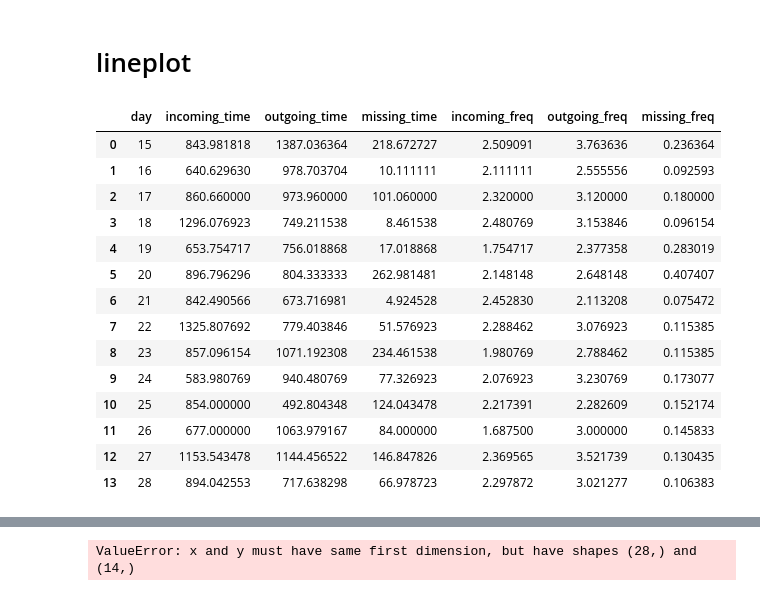
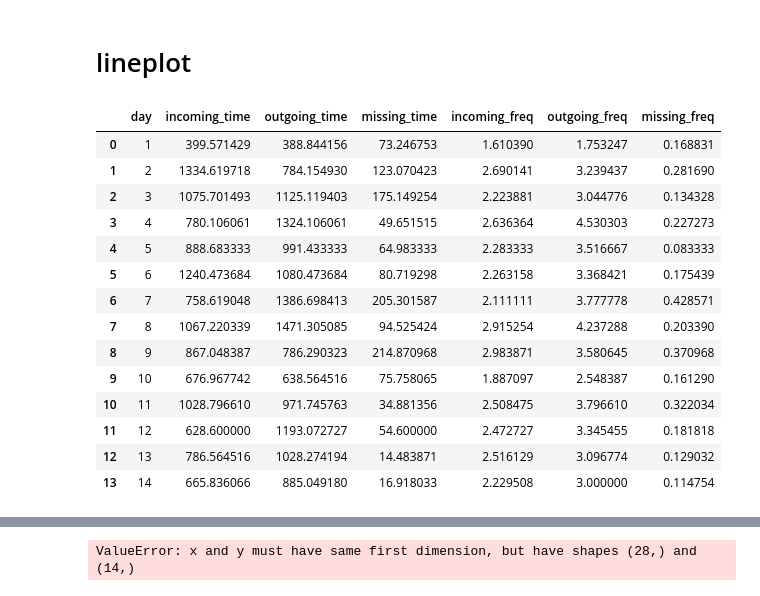
Before and after one commit to memari-majid/jhu_centering, a Jupyter notebook: preprocessing/calls.ipynb, the cells around one changed output, grey strips where cells are left out. Saved outputs shown, nothing was run; the diff lists cells and outputs as text; code cells hidden in the pictures.

```diff
--- a/preprocessing/calls.ipynb
+++ b/preprocessing/calls.ipynb
@@ -158,25 +158,25 @@ df_1_14,df_15_28= halve(df_output)
 # %% [markdown]
 # lineplot
 # %%
-df_plot = copy.deepcopy(df_15_28)
+df_plot_1_14 = copy.deepcopy(df_1_14)
 #df_plot = df_plot.merge(df_group[['device_id','Group']], on = 'device_id', how = 'left')
-df_plot = df_plot[['day','incoming_time','outgoing_time','missing_time','incoming_freq','outgoing_freq','missing_freq']]
-df_plot = df_plot.groupby('day').mean()
-df_plot = df_plot.reset_index()
-df_plot
+df_plot_1_14 = df_plot_1_14[['day','incoming_time','outgoing_time','missing_time','incoming_freq','outgoing_freq','missing_freq']]
+df_plot_1_14 = df_plot_1_14.groupby('day').mean()
+df_plot_1_14= df_plot_1_14.reset_index()
+df_plot_1_14
 # %% [output]
 |  | day | incoming_time | outgoing_time | missing_time | incoming_freq | outgoing_freq | missing_freq |
-| 0 | 15 | 843.981818 | 1387.036364 | 218.672727 | 2.509091 | 3.763636 | 0.236364 |
-| 1 | 16 | 640.629630 | 978.703704 | 10.111111 | 2.111111 | 2.555556 | 0.092593 |
-| 2 | 17 | 860.660000 | 973.960000 | 101.060000 | 2.320000 | 3.120000 | 0.180000 |
-| 3 | 18 | 1296.076923 | 749.211538 | 8.461538 | 2.480769 | 3.153846 | 0.096154 |
-| 4 | 19 | 653.754717 | 756.018868 | 17.018868 | 1.754717 | 2.377358 | 0.283019 |
-| 5 | 20 | 896.796296 | 804.333333 | 262.981481 | 2.148148 | 2.648148 | 0.407407 |
-| 6 | 21 | 842.490566 | 673.716981 | 4.924528 | 2.452830 | 2.113208 | 0.075472 |
-| 7 | 22 | 1325.807692 | 779.403846 | 51.576923 | 2.288462 | 3.076923 | 0.115385 |
-| 8 | 23 | 857.096154 | 1071.192308 | 234.461538 | 1.980769 | 2.788462 | 0.115385 |
-| 9 | 24 | 583.980769 | 940.480769 | 77.326923 | 2.076923 | 3.230769 | 0.173077 |
-| 10 | 25 | 854.000000 | 492.804348 | 124.043478 | 2.217391 | 2.282609 | 0.152174 |
-| 11 | 26 | 677.000000 | 1063.979167 | 84.000000 | 1.687500 | 3.000000 | 0.145833 |
-| 12 | 27 | 1153.543478 | 1144.456522 | 146.847826 | 2.369565 | 3.521739 | 0.130435 |
-| 13 | 28 | 894.042553 | 717.638298 | 66.978723 | 2.297872 | 3.021277 | 0.106383 |
+| 0 | 1 | 399.571429 | 388.844156 | 73.246753 | 1.610390 | 1.753247 | 0.168831 |
+| 1 | 2 | 1334.619718 | 784.154930 | 123.070423 | 2.690141 | 3.239437 | 0.281690 |
+| 2 | 3 | 1075.701493 | 1125.119403 | 175.149254 | 2.223881 | 3.044776 | 0.134328 |
+| 3 | 4 | 780.106061 | 1324.106061 | 49.651515 | 2.636364 | 4.530303 | 0.227273 |
+| 4 | 5 | 888.683333 | 991.433333 | 64.983333 | 2.283333 | 3.516667 | 0.083333 |
+| 5 | 6 | 1240.473684 | 1080.473684 | 80.719298 | 2.263158 | 3.368421 | 0.175439 |
+| 6 | 7 | 758.619048 | 1386.698413 | 205.301587 | 2.111111 | 3.777778 | 0.428571 |
+| 7 | 8 | 1067.220339 | 1471.305085 | 94.525424 | 2.915254 | 4.237288 | 0.203390 |
+| 8 | 9 | 867.048387 | 786.290323 | 214.870968 | 2.983871 | 3.580645 | 0.370968 |
+| 9 | 10 | 676.967742 | 638.564516 | 75.758065 | 1.887097 | 2.548387 | 0.161290 |
+| 10 | 11 | 1028.796610 | 971.745763 | 34.881356 | 2.508475 | 3.796610 | 0.322034 |
+| 11 | 12 | 628.600000 | 1193.072727 | 54.600000 | 2.472727 | 3.345455 | 0.181818 |
+| 12 | 13 | 786.564516 | 1028.274194 | 14.483871 | 2.516129 | 3.096774 | 0.129032 |
+| 13 | 14 | 665.836066 | 885.049180 | 16.918033 | 2.229508 | 3.000000 | 0.114754 |
```
Also changed, not shown: parts of 2 cells of this notebook, 4 other files.
